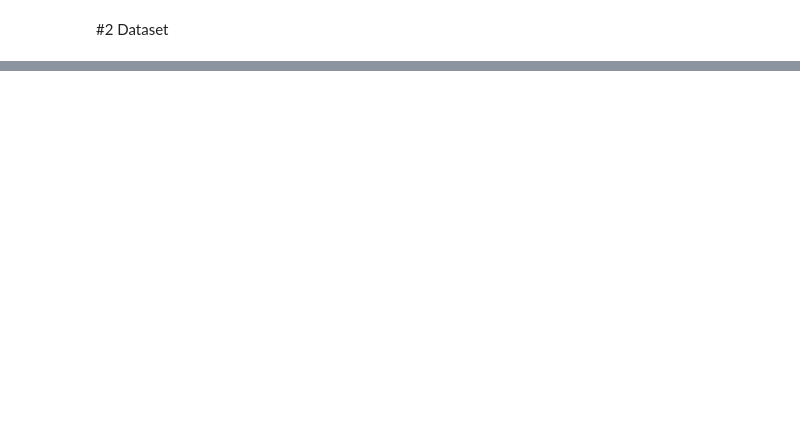
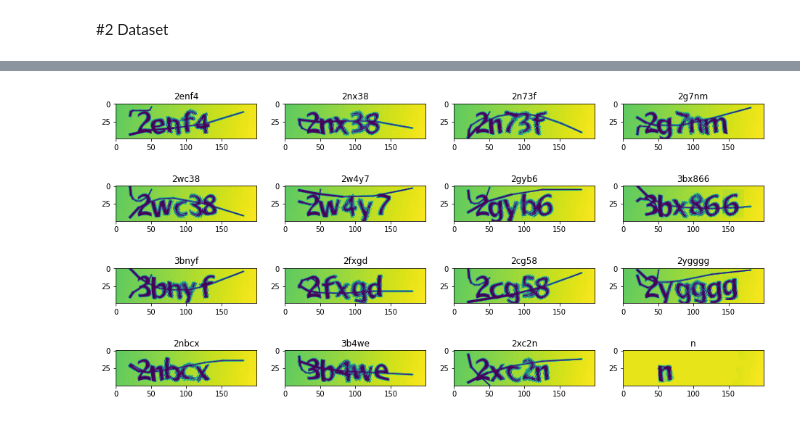
Before and after one commit to aaronfodor/StolenVehicleDetector, a Jupyter notebook: Machine Learning/OCR/OCR.ipynb, the cells around one changed output, grey strips where cells are left out. Cells and saved outputs as stored; diff of their text form; code cells hidden in the pictures; blank space fills up the shorter version.

```diff
--- a/Machine Learning/OCR/OCR.ipynb
+++ b/Machine Learning/OCR/OCR.ipynb
@@ -464,0 +163,3 @@ history = model.fit(
+# %%
+# Splitting data into training and validation sets
+x_train, x_valid, y_train, y_valid = data_loader.split_data(train_ratio, shuffle)
@@ -464,0 +260,8 @@ history = model.fit(
+# %%
+train = DatasetWrapper(characters, x_train, x_valid, image_dim=(img_h, img_w), n_channels=n_channels,
+    batch_size=batch_size, shuffle=True, max_block_length=max_block_length)
+
+#validation = DatasetWrapper(characters, y_train, y_valid, image_dim=(img_h, img_w), n_channels=n_channels,
+#    batch_size=batch_size, shuffle=False, max_block_length=max_block_length)
+validation = DatasetWrapper(characters, x_train, x_valid, image_dim=(img_h, img_w), n_channels=n_channels,
+    batch_size=batch_size, shuffle=False, max_block_length=max_block_length)
@@ -464,0 +279,13 @@ history = model.fit(
+# %%
+for batch in train.dataset.take(1):
+    labels = batch['label']
+    print(labels)
+
+    label_lengths_list = tf.TensorArray(tf.int64, size=len(labels))
+
+    for i in range(len(labels)):
+        length = [tf.math.count_nonzero(labels[i])]
+        label_lengths_list = label_lengths_list.write(i, length)
+
+    label_lengths = label_lengths_list.stack()
+    print(label_lengths)
@@ -464,0 +310,21 @@ history = model.fit(
+# %%
+def show_dataset_sample(dataset_wrapper):
+    batch_size = dataset_wrapper.batch_size
+    img_in_line = 4
+    num_lines = dataset_wrapper.batch_size//img_in_line
+    img_size_w = 4
+    img_size_h = 2
+    _, ax = plt.subplots(num_lines, img_in_line, figsize=(img_in_line*img_size_w, num_lines*img_size_h))
+    for batch in dataset_wrapper.dataset.take(1):
+        images = batch['image']
+        labels = batch['label']
+        for i in range(batch_size):
+            img = dataset_wrapper.decode_image(images[i])
+            label = dataset_wrapper.decode_label(labels[i], True)
+            ax[i // img_in_line, i % img_in_line].imshow(img)
+            ax[i // img_in_line, i % img_in_line].set_title(label)
+    plt.show()
+# %%
+show_dataset_sample(train)
+# %% [output]
+[figure, added]
```
Also changed, not shown: parts of 66 cells of this notebook, 4 other files.
